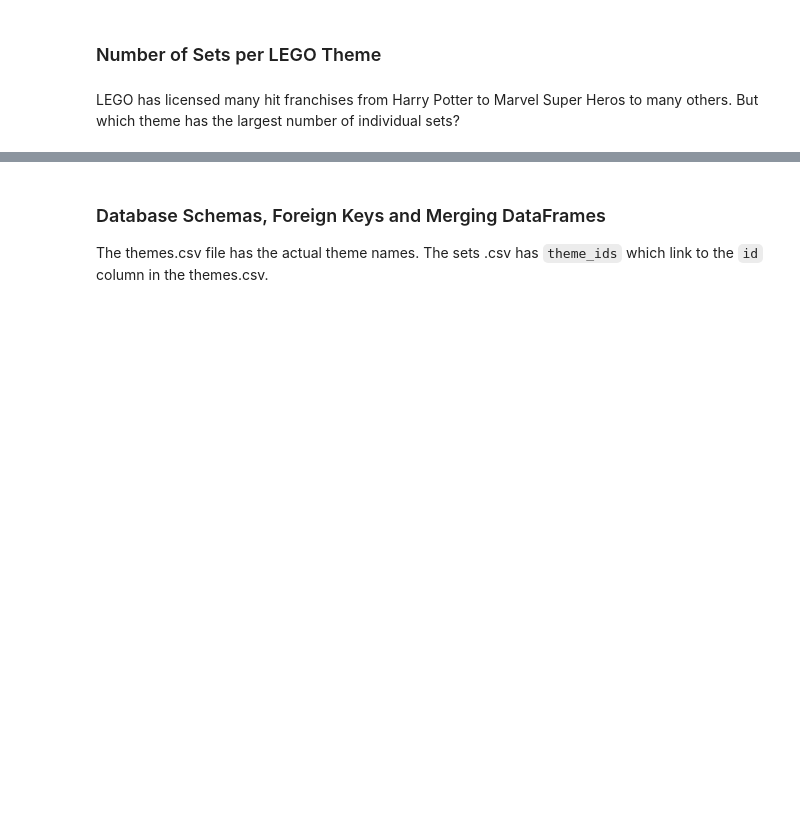
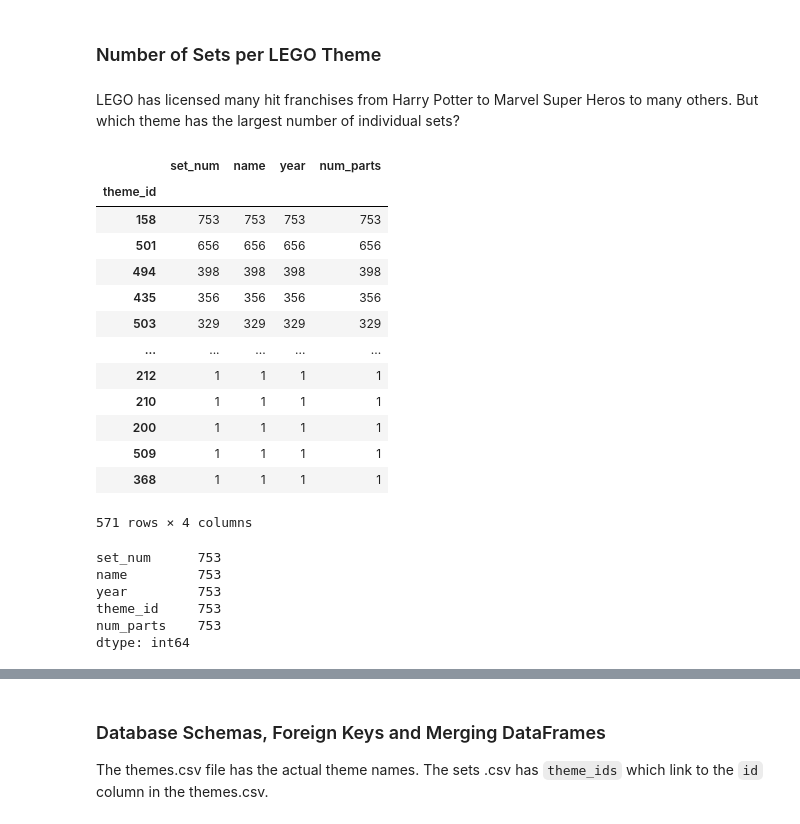
Before and after one commit to Erimsaholut/dataScience, a Jupyter notebook: exercises/udemy-angelaYu/LEGO Data (start)/Lego_Analysis_for_Course_(start).ipynb, the cells around one changed output, grey strips where cells are left out. Drawn from its saved outputs; the diff is of its cells as text; code cells hidden in the pictures; blank space fills up the shorter version.

```diff
--- a/exercises/udemy-angelaYu/LEGO Data (start)/Lego_Analysis_for_Course_(start).ipynb
+++ b/exercises/udemy-angelaYu/LEGO Data (start)/Lego_Analysis_for_Course_(start).ipynb
@@ -212,4 +240,31 @@ plt.plot(df_sets.groupby("year").count())
 ### Number of Sets per LEGO Theme
 # %% [markdown]
 LEGO has licensed many hit franchises from Harry Potter to Marvel Super Heros to many others. But which theme has the largest number of individual sets?
+# %%
+set_theme_count = df_sets.groupby("theme_id").count().sort_values("set_num",ascending=False)
+set_theme_count
+# %% [output]
+|  | set_num | name | year | num_parts |
+| theme_id |  |  |  |  |
+| 158 | 753 | 753 | 753 | 753 |
+| 501 | 656 | 656 | 656 | 656 |
+| 494 | 398 | 398 | 398 | 398 |
+| 435 | 356 | 356 | 356 | 356 |
+| 503 | 329 | 329 | 329 | 329 |
+| ... | ... | ... | ... | ... |
+| 212 | 1 | 1 | 1 | 1 |
+| 210 | 1 | 1 | 1 | 1 |
+| 200 | 1 | 1 | 1 | 1 |
+| 509 | 1 | 1 | 1 | 1 |
+| 368 | 1 | 1 | 1 | 1 |
+571 rows × 4 columns
+# %%
+df_sets[df_sets["theme_id"] == 158].count()
+# %% [output]
+set_num      753
+name         753
+year         753
+theme_id     753
+num_parts    753
+dtype: int64
 # %% [markdown]
```
Also changed, not shown: parts of 15 cells of this notebook.
